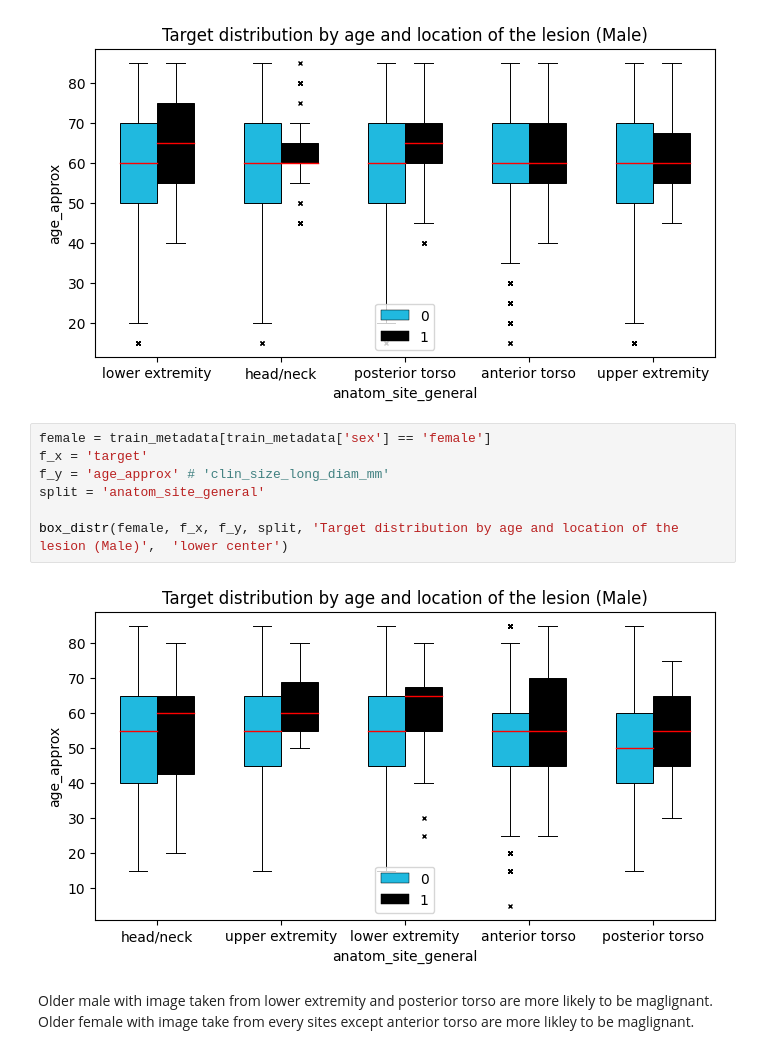
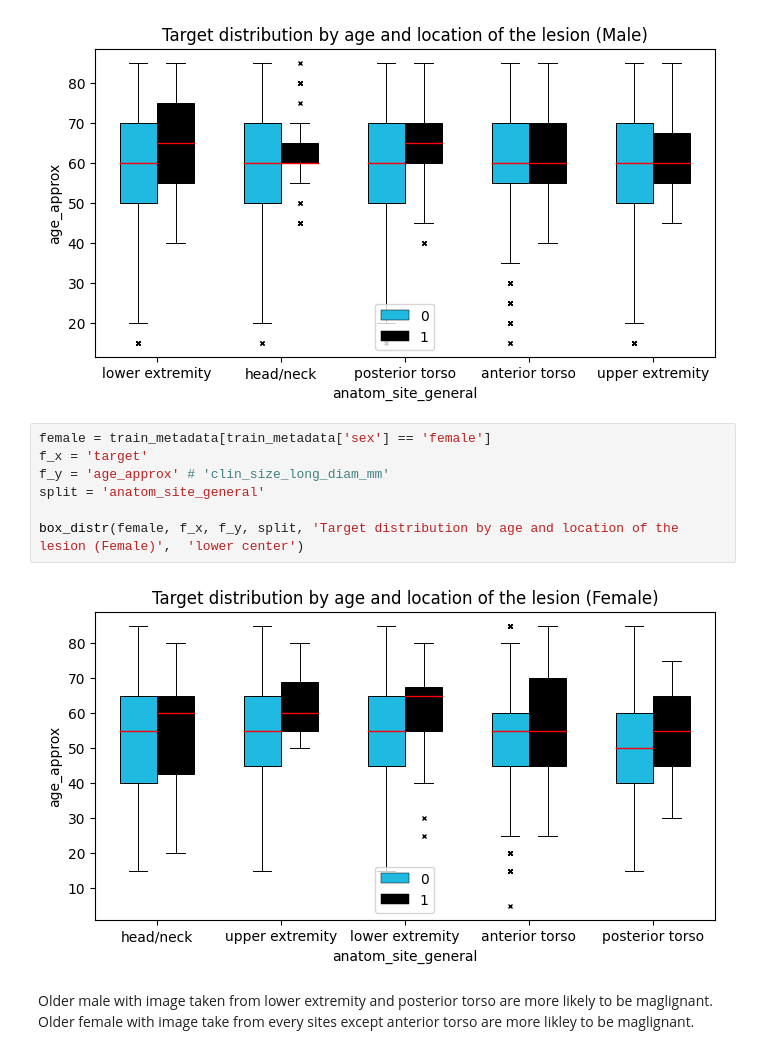
Before and after one commit to JinghanChen99/Kaggle-Skin-Cancer, a Jupyter notebook: load_data.ipynb, the cells around one changed output. Cells and saved outputs as stored; diff of their text form.

```diff
--- a/load_data.ipynb
+++ b/load_data.ipynb
@@ -403,12 +442,12 @@ box_distr(male, f_x, f_y, split, 'Target distribution by age and location of the
 # %%
 female = train_metadata[train_metadata['sex'] == 'female']
 f_x = 'target'
 f_y = 'age_approx' # 'clin_size_long_diam_mm'
 split = 'anatom_site_general'
 
-box_distr(female, f_x, f_y, split, 'Target distribution by age and location of the lesion (Male)',  'lower center')
+box_distr(female, f_x, f_y, split, 'Target distribution by age and location of the lesion (Female)',  'lower center')
 # %% [output]
-[figure, old version]
+[figure, new version]
 # %% [markdown]
 Older male with image taken from lower extremity and posterior torso are more likely to be maglignant.
 Older female with image take from every sites except anterior torso are more likley to be maglignant.
```
Also changed, not shown: parts of 13 cells of this notebook.
